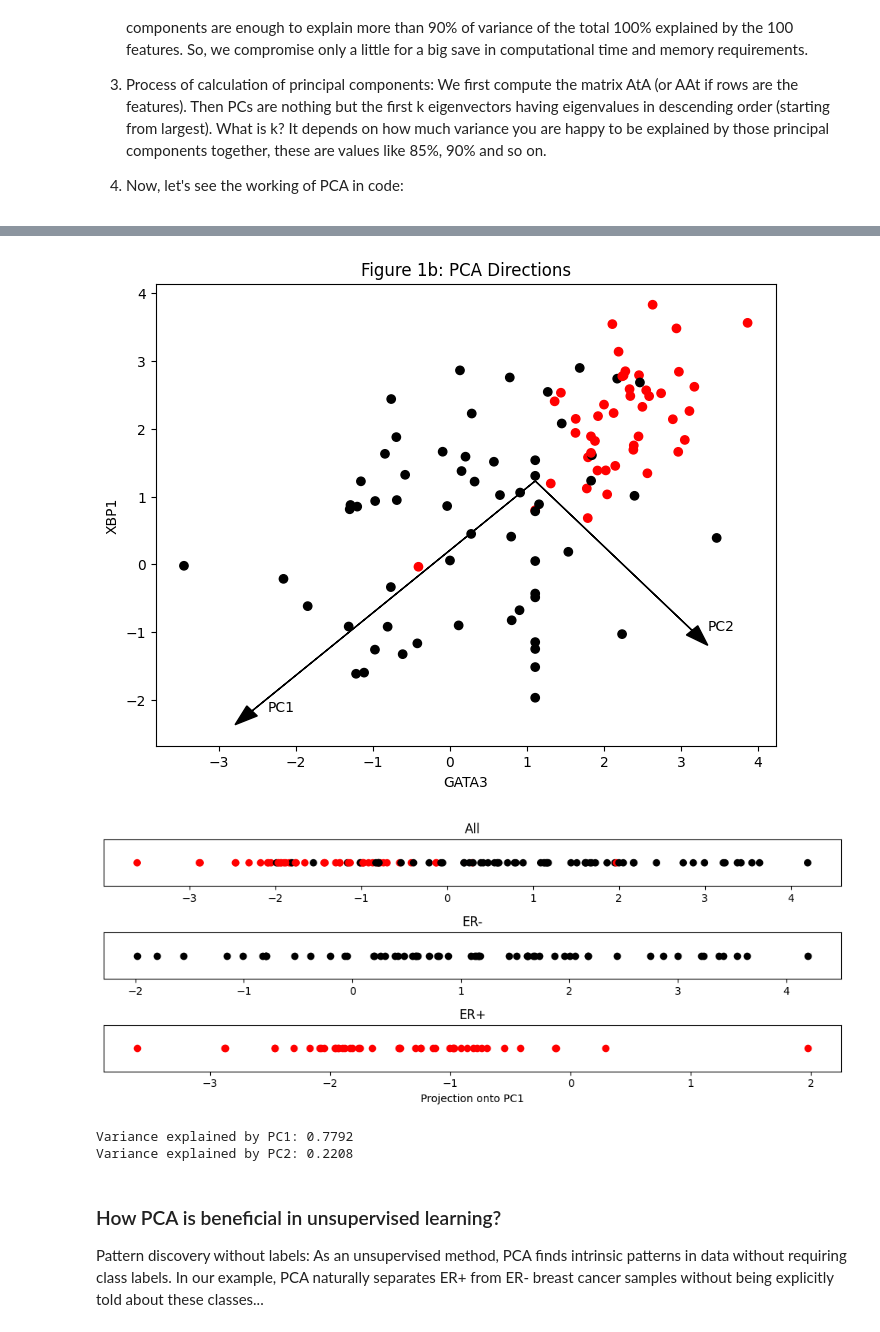
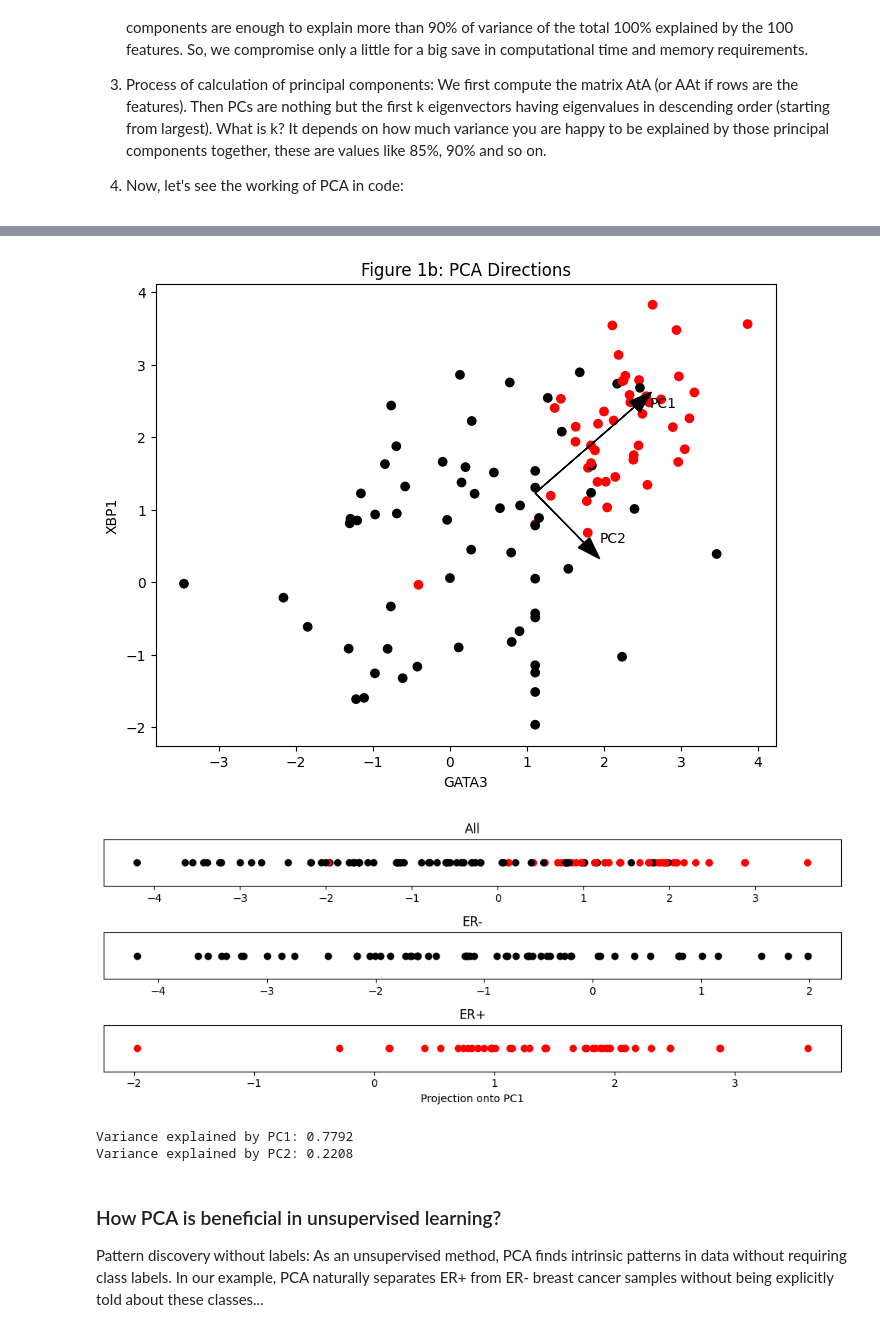
Before and after one commit to lavanyasinghal28/BEE-102-Spring-2025-Assignment, a Jupyter notebook: 06_PCA_Analysis.ipynb, the cells around one changed output, grey strips where cells are left out. Drawn from its saved outputs; the diff is of its cells as text; code cells hidden in the pictures.

```diff
--- a/06_PCA_Analysis.ipynb
+++ b/06_PCA_Analysis.ipynb
@@ -67,7 +67,7 @@ gene_mapping = pd.read_csv(filtered_content, sep='\t')
 # File-3
 # Loading gene expression data
 with gzip.open('./filtered.tsv.gz', 'rt') as f:
-    expression_data = pd.read_csv(f, sep='\t')
+    expression_data = pd.read_csv(f, sep='\t', index_col=0)
 
 expression_data.columns = expression_data.columns.astype(str)
 expression_data.columns = expression_data.columns.str.strip()   #columns were having whitespaces, that was causing problem
@@ -101,7 +101,7 @@ True
 # PCA IMPLEMENTATION
 def perform_pca(X):
     # preprocessing for calculating the covariance matrix
-    x_centered = x - np.mean(x, axis = 0)
+    x_centered = X - np.mean(X, axis = 0)
     cov_matrix = np.cov(x_centered, rowvar=False)
     # Now we have to calculate the eigenvalues and eigenvectors of the covariance matrix calculated above
     eigenvalues, eigenvectors = np.linalg.eigh(cov_matrix)
@@ -125,35 +123,45 @@ plt.show()
 # %%
 # Figure 1(b)
 x = np.column_stack((gata3_expression, xbp1_expression))
 
 eigenvectors, eigenvalues, x_centered = perform_pca(x)
 # as can be seen from plot, two principal components are selected
 pc1 = eigenvectors[:, 0]
 pc2 = eigenvectors[:, 1]
 
 # projections on the principal components - just the matrix multiplication of principal component vector and the original matrix (not the covariance one)
 projection_pc1 = np.dot(x_centered, pc1)
 projection_pc2 = np.dot(x_centered, pc2)
 
+if np.mean(projection_pc1[labels == 1]) < np.mean(projection_pc1[labels == 0]):
+    pc1 = -pc1
+    projection_pc1 = -projection_pc1
+
+
 plt.figure(figsize=(8, 6))
 plt.scatter(gata3_expression, xbp1_expression, c=colors)
 
 # Plotting the principal components directions
 mean_gata3 = np.mean(gata3_expression)
 mean_xbp1 = np.mean(xbp1_expression)
-plt.arrow(mean_gata3, mean_xbp1, pc1[0]*5, pc1[1]*5, head_width=0.2, head_length=0.3, fc='black', ec='black')
-plt.arrow(mean_gata3, mean_xbp1, pc2[0] * 3, pc2[1] * 3, head_width=0.2, head_length=0.3, fc='black', ec='black')
+scale1 = np.sqrt(eigenvalues[0])
+scale2 = np.sqrt(eigenvalues[1])
 
-plt.text(mean_gata3 + pc1[0] * 5 + 0.2, mean_xbp1 + pc1[1] * 5, 'PC1')
-plt.text(mean_gata3 + pc2[0] * 3 + 0.2, mean_xbp1 + pc2[1] * 3, 'PC2')
+plt.arrow(mean_gata3, mean_xbp1, pc1[0]*scale1, pc1[1]*scale1,
+          head_width=0.2, head_length=0.3, fc='black', ec='black')
+plt.arrow(mean_gata3, mean_xbp1, pc2[0]*scale2, pc2[1]*scale2,
+          head_width=0.2, head_length=0.3, fc='black', ec='black')
+
+plt.text(mean_gata3 + pc1[0]*scale1 + 0.2, mean_xbp1 + pc1[1]*scale1, 'PC1')
+plt.text(mean_gata3 + pc2[0]*scale2 + 0.2, mean_xbp1 + pc2[1]*scale2, 'PC2')
 
 plt.xlabel('GATA3')
 plt.ylabel('XBP1')
 plt.title('Figure 1b: PCA Directions')
 plt.savefig('figure_1b.png')
 plt.show()
 # %% [output]
-[figure, old version]
+[figure, new version]
 # %%
 # Figure-(c) Projection on PC1
 
@@ -191,7 +199,7 @@ plt.show()
 print(f"Variance explained by PC1: {eigenvalues[0]/sum(eigenvalues):.4f}")
 print(f"Variance explained by PC2: {eigenvalues[1]/sum(eigenvalues):.4f}")
 # %% [output]
-[figure, old version]
+[figure, new version]
 Variance explained by PC1: 0.7792
 Variance explained by PC2: 0.2208
 # %% [markdown]
```
Also changed, not shown: parts of 2 cells of this notebook.
